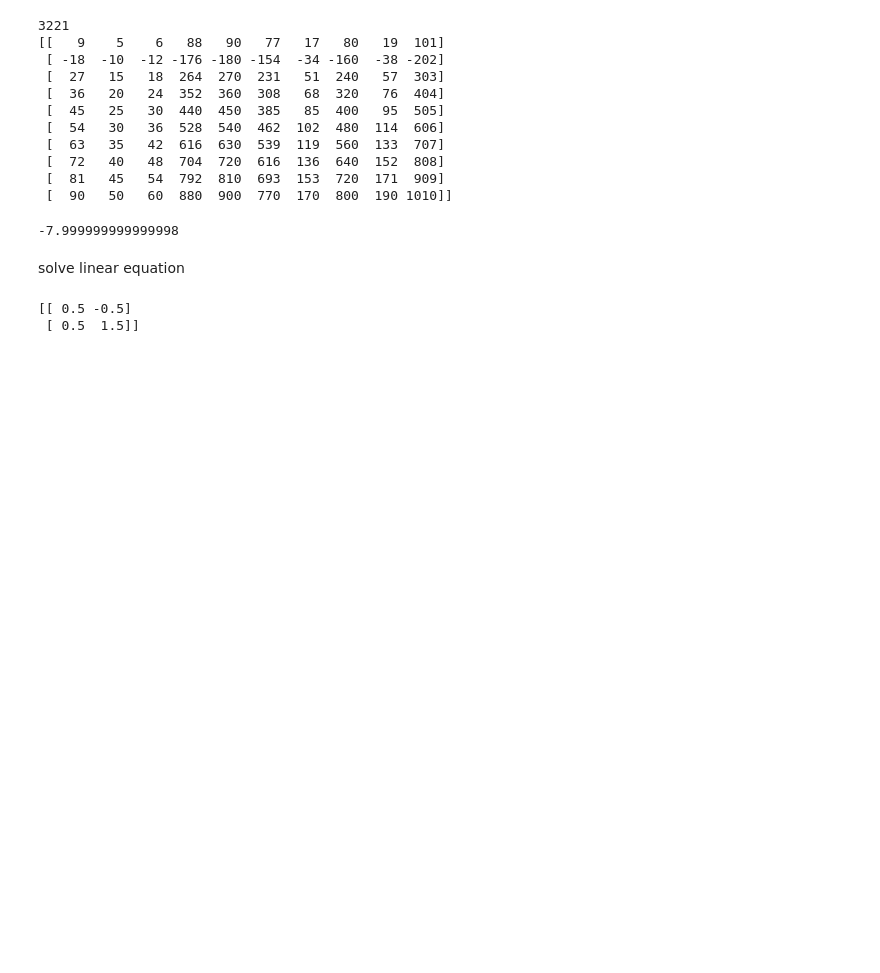
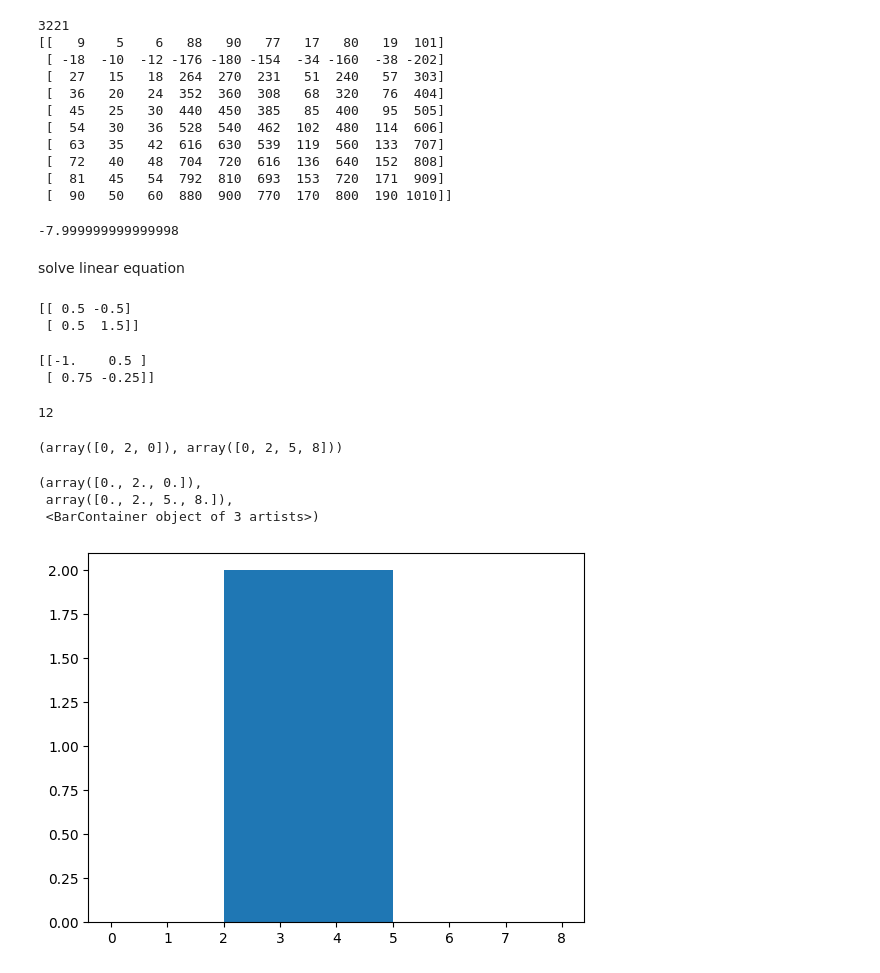
Before and after one commit to Mamtajangra/random_practice_numpy, a Jupyter notebook: numpy_practice.ipynb, the cells around one changed output. Drawn from its saved outputs; the diff is of its cells as text; code cells hidden in the pictures; blank space fills up the shorter version.

```diff
--- a/numpy_practice.ipynb
+++ b/numpy_practice.ipynb
@@ -819,3 +819,32 @@ print(np.linalg.solve(array1,array2))
 # %% [output]
 [[ 0.5 -0.5]
  [ 0.5  1.5]]
+# %%
+import numpy as np
+
+array1 = np.array([[2, 4],
+                  [6, 8]])
+print(np.linalg.inv(array1))
+# %% [output]
+[[-1.    0.5 ]
+ [ 0.75 -0.25]]
+# %%
+array1 = np.array([[6, 3, 5],
+                   [9, 2, 1],
+                   [7, 8, 4]])            ## add diagonal element
+print(np.trace(array1))
+# %% [output]
+12
+# %%
+import matplotlib.pyplot as plt
+x = np.array([2,32,4,33])
+bin = [0,2,5,8]
+graph = np.histogram(x,bin)
+print(graph)
+plt.hist(x,bin)
+# %% [output]
+(array([0, 2, 0]), array([0, 2, 5, 8]))
+(array([0., 2., 0.]),
+ array([0., 2., 5., 8.]),
+ <BarContainer object of 3 artists>)
+[figure, added]
```
Also changed, not shown: parts of 5 cells of this notebook.
